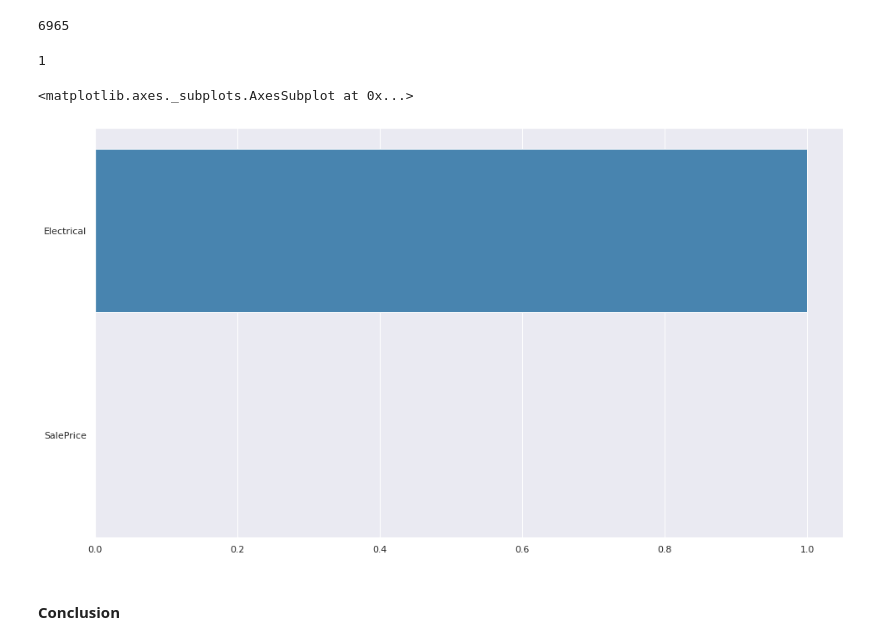
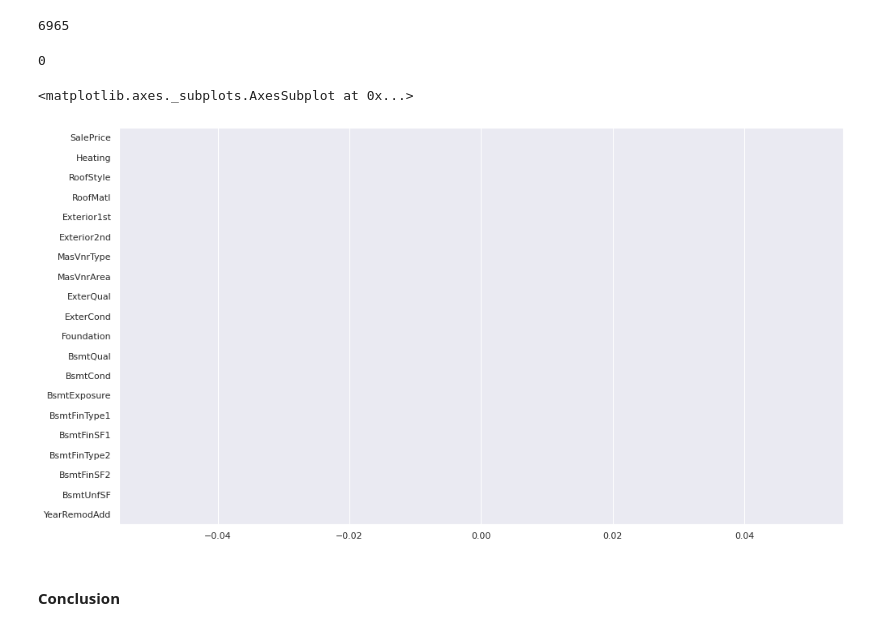
Before and after one commit to snaylix/House-prices-prediction, a Jupyter notebook: 2021-07-17_House-Prices_Prediction_03_Imputation.ipynb, the cells around one changed output. Saved outputs shown, nothing was run; the diff lists cells and outputs as text; code cells hidden in the pictures.

Commit message:
[CED-033] :sparkles: Imputing Electrical feature

```diff
--- a/2021-07-17_House-Prices_Prediction_03_Imputation.ipynb
+++ b/2021-07-17_House-Prices_Prediction_03_Imputation.ipynb
@@ -86,16 +90,17 @@ values = {'Alley': 'No alley access', 'MiscFeature': 'None', 'PoolQC': 'No Pool'
           'BsmtFinType2': 'No Basement', 'MasVnrType': 'None', 'MasVnrArea': 'None', }
 
 df_train.fillna(value=values, inplace=True)
+df_train.Electrical.fillna(df_train.Electrical.mode()[0], inplace=True)
 # %%
 df_train.isnull().sum().sum()
 # %% [output]
-1
+0
 # %%
-total_missing_values = df_train.isnull().sum().sort_values(ascending=False)[:2]
+total_missing_values = df_train.isnull().sum().sort_values(ascending=False)[:20]
 sns.barplot(x=total_missing_values, y=total_missing_values.index, palette="Blues_r")
 # %% [output]
 <matplotlib.axes._subplots.AxesSubplot at 0x...>
-[figure, old version]
+[figure, new version]
 # %% [markdown]
 #### Conclusion
 # %% [markdown]
```
Also changed, not shown: parts of 1 cell of this notebook, 1 other file.
